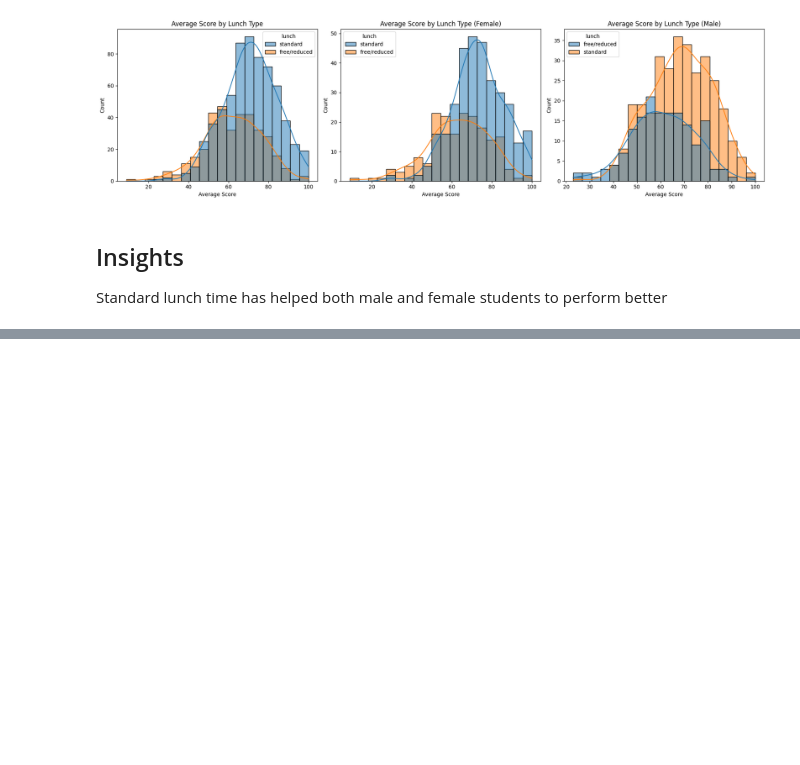
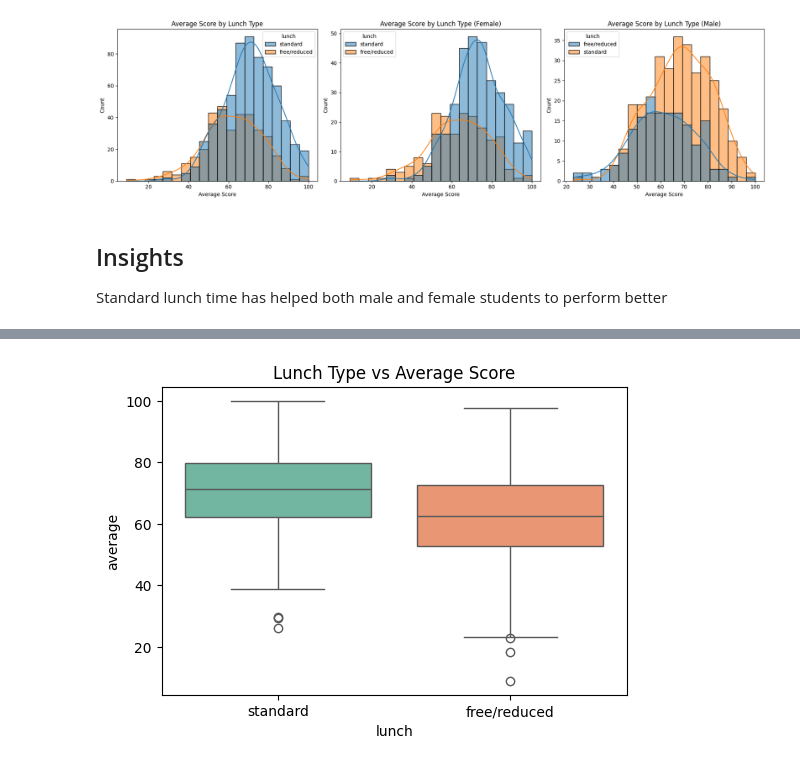
Before and after one commit to abhishiron/student-performance, a Jupyter notebook: notebook/EDA Notebook.ipynb, the cells around one changed output, grey strips where cells are left out. Saved outputs shown, nothing was run; the diff lists cells and outputs as text; code cells hidden in the pictures; blank space fills up the shorter version.

```diff
--- a/notebook/EDA Notebook.ipynb
+++ b/notebook/EDA Notebook.ipynb
@@ -272,0 +351,7 @@ Standard lunch time has helped both male and female students to perform better
+# %%
+plt.figure(figsize=(6,4))
+sns.boxplot(x='lunch', y='average', data=df, palette="Set2")
+plt.title("Lunch Type vs Average Score")
+plt.show()
+# %% [output]
+[figure, added]
```
Also changed, not shown: parts of 10 cells of this notebook.
